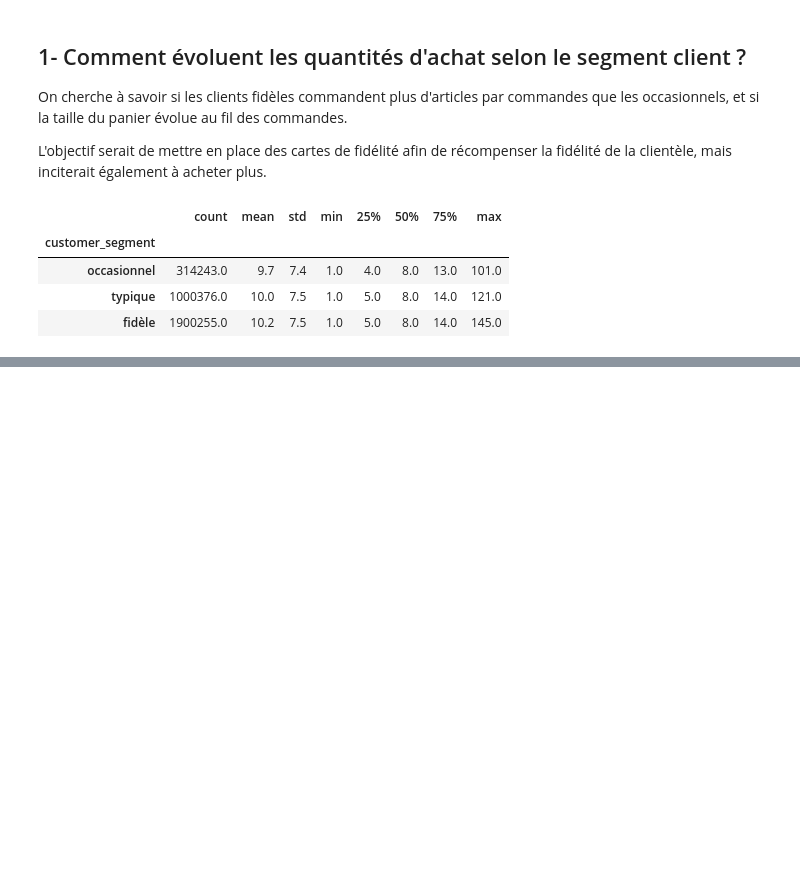
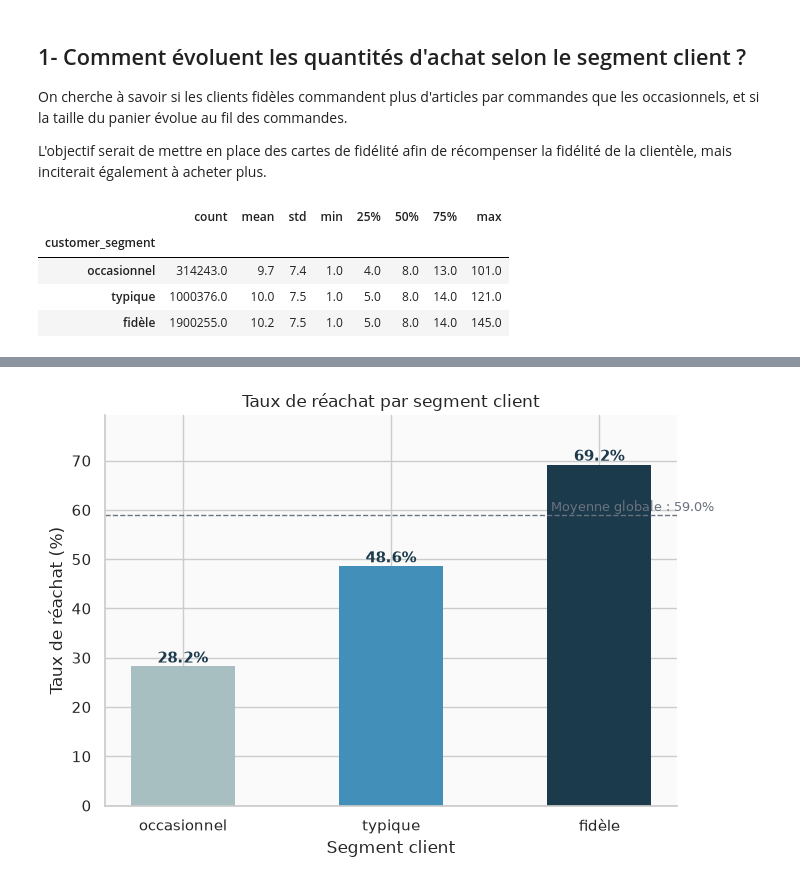
Before and after one commit to aurore204/Grocery-EDA-Reorder-Prediction, a Jupyter notebook: notebooks/03_behavior_evolution.ipynb, the cells around one changed output, grey strips where cells are left out. Cells and saved outputs as stored; diff of their text form; code cells hidden in the pictures; blank space fills up the shorter version.

```diff
--- a/notebooks/03_behavior_evolution.ipynb
+++ b/notebooks/03_behavior_evolution.ipynb
@@ -121,0 +145,14 @@ Ce graphique en barres rend visible ce que le boxplot masque : les trois barres
+# %%
+# Taux de réachat global
+global_reorder = data["reordered"].mean()
+print(f"Taux de réachat global: {global_reorder:.1%}")
+
+# Par segment
+reorder_by_segment = (
+    data.groupby("customer_segment", observed=True)["reordered"]
+    .mean()
+    .reset_index()
+    .rename(columns={"reordered": "taux_reachat"})
+)
+reorder_by_segment["taux_reachat_pct"] = (reorder_by_segment["taux_reachat"] * 100).round(1)
+reorder_by_segment
@@ -121,0 +165,36 @@ Ce graphique en barres rend visible ce que le boxplot masque : les trois barres
+# %%
+# Visualisation : taux de réachat par segment
+fig, ax = plt.subplots(figsize=(7, 5))
+
+bars = ax.bar(
+    reorder_by_segment["customer_segment"].astype(str),
+    reorder_by_segment["taux_reachat"] * 100,
+    color=PAL_SEGMENTS,
+    edgecolor="none",
+    width=0.5
+)
+
+# Ligne de moyenne globale
+ax.axhline(y=global_reorder * 100, color=COLORS["grey"], linestyle="--", linewidth=1)
+ax.text(
+    2.55, global_reorder * 100 + 0.8,
+    f"Moyenne globale : {global_reorder:.1%}",
+    color=COLORS["grey"], fontsize=9, ha="right"
+)
+
+# Annotations sur les barres
+for bar, val in zip(bars, reorder_by_segment["taux_reachat_pct"]):
+    ax.text(
+        bar.get_x() + bar.get_width() / 2, bar.get_height() + 0.8,
+        f"{val}%", ha="center", fontsize=11, fontweight="bold", color=COLORS["fidèle"]
+    )
+
+ax.set_xlabel("Segment client")
+ax.set_ylabel("Taux de réachat (%)")
+ax.set_title("Taux de réachat par segment client")
+ax.set_ylim(0, max(reorder_by_segment["taux_reachat"] * 100) + 10)
+
+plt.tight_layout()
+plt.show()
+# %% [output]
+[figure, added]
```
Also changed, not shown: parts of 7 cells of this notebook.
